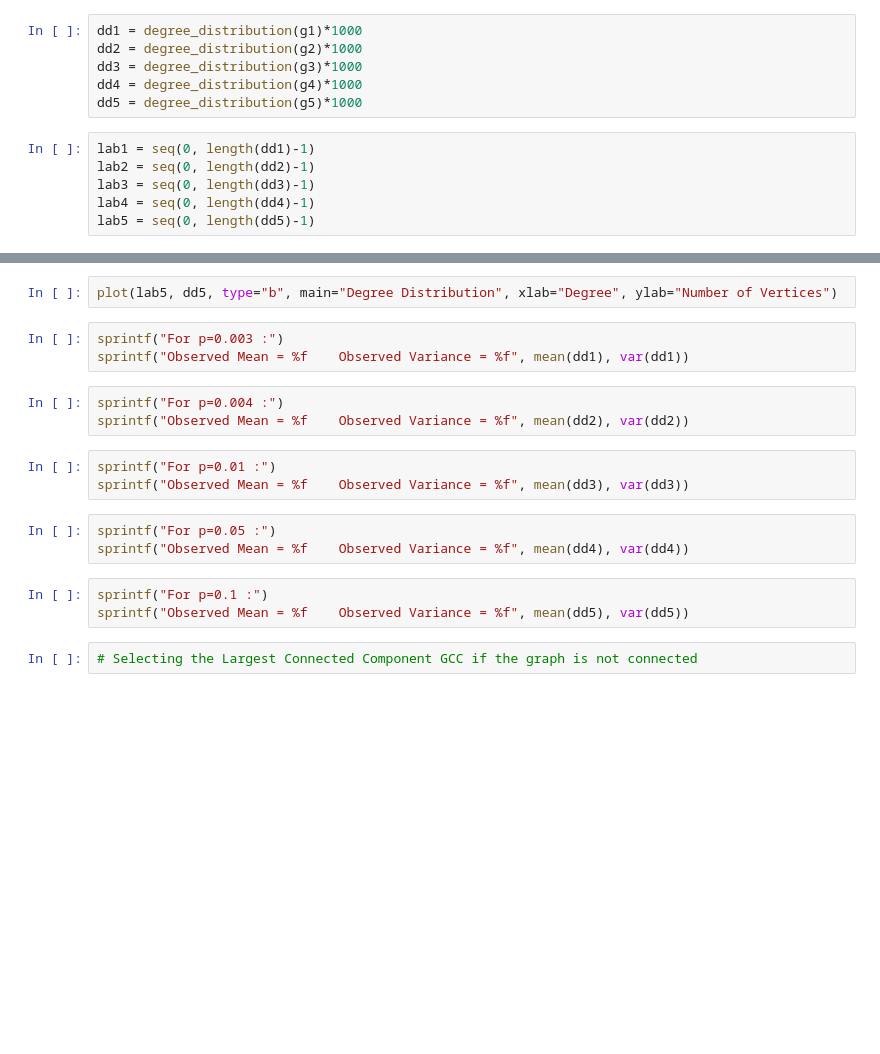
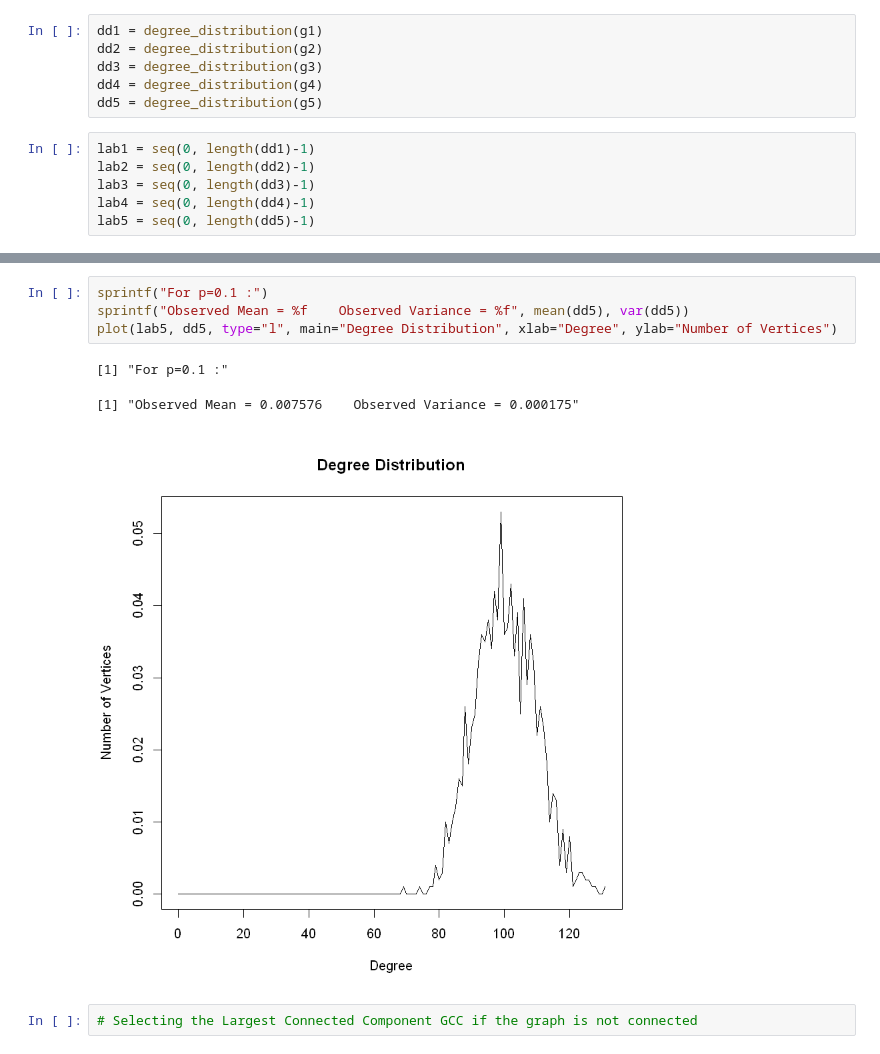
Before and after one commit to rupadevan94/large-scale-data-mining, a Jupyter notebook: LSSN/Project1/HW1.ipynb, the cells around one changed output, grey strips where cells are left out. Drawn from its saved outputs; the diff is of its cells as text; blank space fills up the shorter version.

```diff
--- a/LSSN/Project1/HW1.ipynb
+++ b/LSSN/Project1/HW1.ipynb
@@ -25,11 +23,11 @@ g3 = sample_gnp(1000, 0.01)
 g4 = sample_gnp(1000, 0.05)
 g5 = sample_gnp(1000, 0.1)
 # %%
-dd1 = degree_distribution(g1)*1000
-dd2 = degree_distribution(g2)*1000
-dd3 = degree_distribution(g3)*1000
-dd4 = degree_distribution(g4)*1000
-dd5 = degree_distribution(g5)*1000
+dd1 = degree_distribution(g1)
+dd2 = degree_distribution(g2)
+dd3 = degree_distribution(g3)
+dd4 = degree_distribution(g4)
+dd5 = degree_distribution(g5)
 # %%
 lab1 = seq(0, length(dd1)-1)
 lab2 = seq(0, length(dd2)-1)
@@ -47,19 +69,10 @@ plot(lab4, dd4, type="l", main="Degree Distribution", xlab="Degree", ylab="Numbe
 # %%
-plot(lab5, dd5, type="b", main="Degree Distribution", xlab="Degree", ylab="Number of Vertices")
+sprintf("For p=0.1 :")
+sprintf("Observed Mean = %f    Observed Variance = %f", mean(dd5), var(dd5))
+plot(lab5, dd5, type="l", main="Degree Distribution", xlab="Degree", ylab="Number of Vertices")
+# %% [output]
+[1] "For p=0.1 :"
+[1] "Observed Mean = 0.007576    Observed Variance = 0.000175"
+[figure, added]
-# %%
-sprintf("For p=0.003 :")
-sprintf("Observed Mean = %f    Observed Variance = %f", mean(dd1), var(dd1))
-# %%
-sprintf("For p=0.004 :")
-sprintf("Observed Mean = %f    Observed Variance = %f", mean(dd2), var(dd2))
-# %%
-sprintf("For p=0.01 :")
-sprintf("Observed Mean = %f    Observed Variance = %f", mean(dd3), var(dd3))
-# %%
-sprintf("For p=0.05 :")
-sprintf("Observed Mean = %f    Observed Variance = %f", mean(dd4), var(dd4))
-# %%
-sprintf("For p=0.1 :")
-sprintf("Observed Mean = %f    Observed Variance = %f", mean(dd5), var(dd5))
 # %%
 # Selecting the Largest Connected Component GCC if the graph is not connected
```
Also changed, not shown: parts of 35 cells of this notebook.
